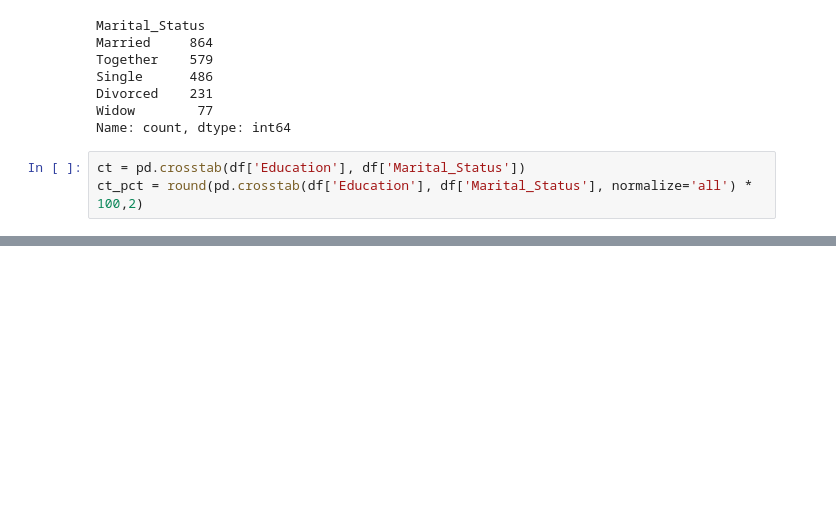
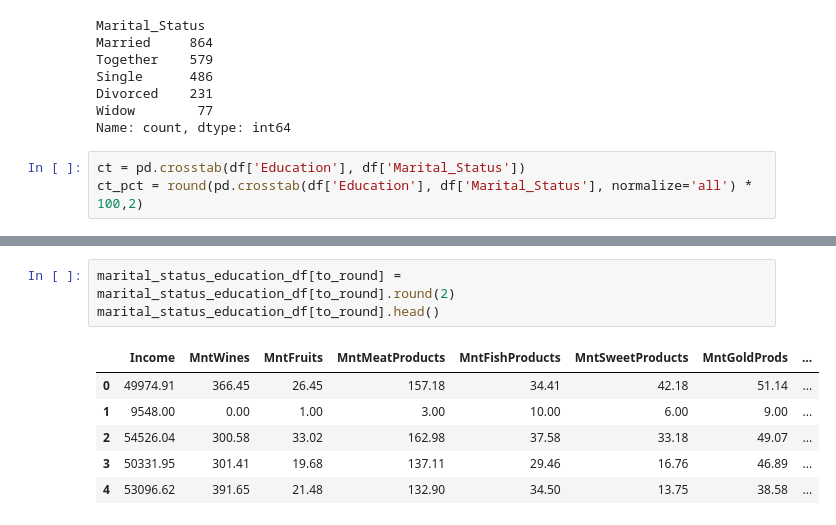
Before and after one commit to pablobagano/customer_segmentation, a Jupyter notebook: exploratory_analysis.ipynb, the cells around one changed output, grey strips where cells are left out. Drawn from its saved outputs; the diff is of its cells as text; blank space fills up the shorter version.

```diff
--- a/exploratory_analysis.ipynb
+++ b/exploratory_analysis.ipynb
@@ -887,0 +652,10 @@ __In absolute values, once again, married people are unbeatable and purchase mor
+# %%
+marital_status_education_df[to_round] = marital_status_education_df[to_round].round(2)
+marital_status_education_df[to_round].head()
+# %% [output]
+|  | Income | MntWines | MntFruits | MntMeatProducts | MntFishProducts | MntSweetProducts | MntGoldProds | ... |
+| 0 | 49974.91 | 366.45 | 26.45 | 157.18 | 34.41 | 42.18 | 51.14 | ... |
+| 1 | 9548.00 | 0.00 | 1.00 | 3.00 | 10.00 | 6.00 | 9.00 | ... |
+| 2 | 54526.04 | 300.58 | 33.02 | 162.98 | 37.58 | 33.18 | 49.07 | ... |
+| 3 | 50331.95 | 301.41 | 19.68 | 137.11 | 29.46 | 16.76 | 46.89 | ... |
+| 4 | 53096.62 | 391.65 | 21.48 | 132.90 | 34.50 | 13.75 | 38.58 | ... |
```
Also changed, not shown: parts of 34 cells of this notebook, 1 other file.
